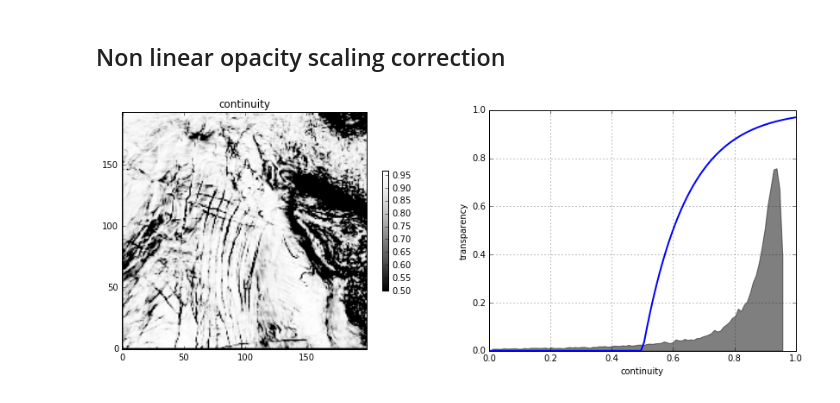
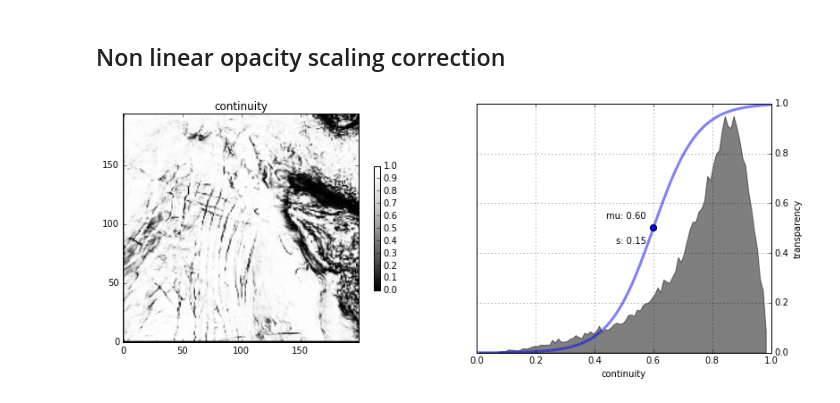
Before and after one commit to agilescientific/notebooks, a Jupyter notebook: Corendering_attributes.ipynb, the cells around one changed output. Drawn from its saved outputs; the diff is of its cells as text; code cells hidden in the pictures.

```diff
--- a/Corendering_attributes.ipynb
+++ b/Corendering_attributes.ipynb
@@ -243,60 +243,3 @@ fig.savefig('images/Data_Amp_Cont_2D_colourmap.png')
 Now every value in the image space represents an specific value in the x-y plane of the 2-D colourmap legend.
 # %% [markdown]
 ## Non linear opacity scaling correction
-# %%
-Bstart = 0.5
-Bstop = 1.0
-
-power = np.arange(1, 6)
-base = 10 * np.ones(len(power))
-c = base**power
-k = 7
-
-def opaque_transform(x, k, Bstart):
-    curve = 1 - np.exp(-1 * k * (x-Bstart))
-    return np.clip(curve, 0.0, 1.0)
-
-Bscaled = opaque_transform(B, k, Bstart)
-
-fig = plt.figure(figsize=(14,5))
-
-# Left-hand plot
-ax = fig.add_subplot(121)
-plt.imshow(Bscaled, cmap='Greys_r', origin='bottom', vmin=Bstart)
-plt.colorbar(shrink=0.5)
-plt.title('continuity')
-
-# Right-hand plot
-ax2 = fig.add_subplot(122)
-
-def opacity_plot(ax, data, k=7.0):
-    """
-    ax : axes to plot in
-    data: data to make histogram
-    k: exponential factor, default is 7.0
-    """
-
-    # Histogram
-    hy, hx = np.histogram(np.ravel(data), 100)
-    denom = np.amax(hy)
-    hy = hy / float(denom)
-    ax.fill_between(hx[1:-1], hy[1:], 0, color='k', alpha=0.5)
-
-
-    # Opacity curve
-    x = np.linspace(0,1.0,100)
-    y = opaque_transform(x, k, Bstart)
-    ax.plot(x,y, '-', lw=2)
-    ax.set_xlim([0,1.0])
-    ax.set_ylim([0,1.0])
-    ax.grid()
-    ax.set_ylabel('transparency')
-    ax.set_xlabel('continuity')
-    return ax
-
-
-opacity_plot(ax2, Bscaled)
-
-plt.show()
-# %% [output]
-[figure, removed]
@@ -303,2 +289,23 @@ plt.show()
+# %%
+# Scale the opacity
+mu=0.6 # lateral shift
+s=0.15   # steepness of sigmoid (small number = fast)
+Bscaled = opaque_transform(B, mu=mu, s=s)
+
+fig = plt.figure(figsize=(13,5))
+
+# Left-hand plot
+ax = fig.add_subplot(121)
+plt.imshow(Bscaled, cmap='Greys_r', origin='bottom', vmin=0.0, vmax=1.0)
+plt.colorbar(shrink=0.5)
+plt.title('continuity')
+
+# Right-hand plot
+ax2 = fig.add_subplot(122)
+opacity_plot(ax2, B)
+
+plt.show()
+# %% [output]
+[figure, added]
 # %%
 hues, sats = np.mgrid[0:1:32j, 0:1:32j]
```
Also changed, not shown: parts of 3 cells of this notebook.
